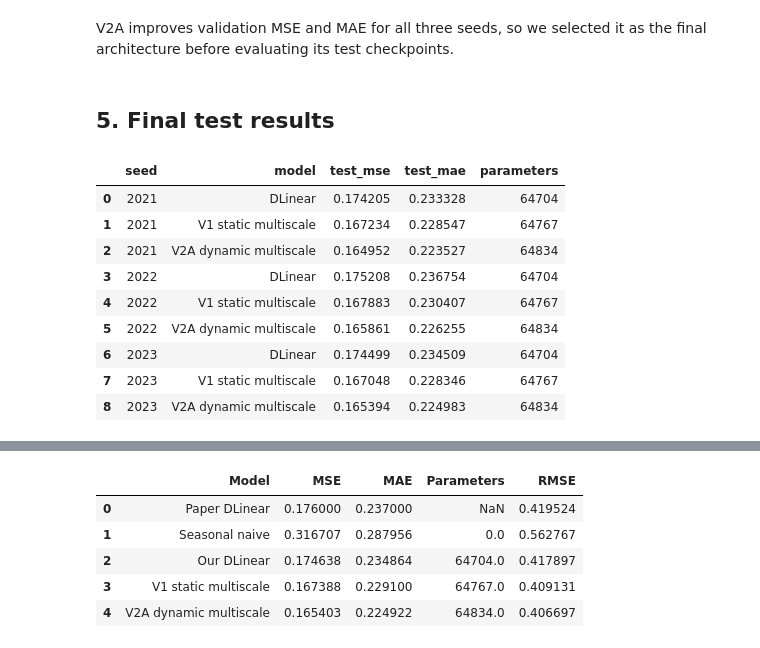
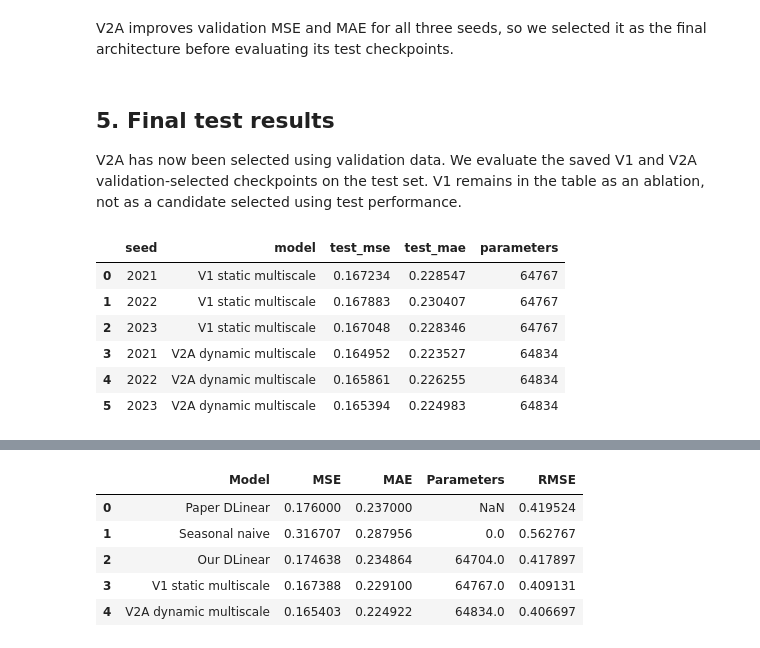
Before and after one commit to Etaiwi/long-horizon-time-series-forecasting, a Jupyter notebook: notebooks/02_dynamic_multiscale_improvement.ipynb, the cells around one changed output, grey strips where cells are left out. Saved outputs shown, nothing was run; the diff lists cells and outputs as text; code cells hidden in the pictures.

```diff
--- a/notebooks/02_dynamic_multiscale_improvement.ipynb
+++ b/notebooks/02_dynamic_multiscale_improvement.ipynb
@@ -40,16 +40,28 @@ import matplotlib.pyplot as plt
 import numpy as np
 import pandas as pd
 import torch
+from torch.utils.data import DataLoader
 
 PROJECT_ROOT = Path.cwd()
 while not (PROJECT_ROOT / "pyproject.toml").exists():
     PROJECT_ROOT = PROJECT_ROOT.parent
 sys.path.insert(0, str(PROJECT_ROOT / "src"))
 
+from ts_project.data import prepare_weather, build_weather_window_datasets
 from ts_project.models import (
     DLinear,
     PerVariableMultiScaleDLinear,
     DynamicPerVariableMultiScaleDLinear,
+    initialize_projections_from_dlinear,
 )
+from ts_project.training import seed_everything, train_forecaster
 
+DATA_PATH = PROJECT_ROOT / "data" / "raw" / "weather.csv"
 RESULT_ROOT = PROJECT_ROOT / "results" / "dlinear" / "weather" / "horizon_096"
+INPUT_LENGTH = 336
+HORIZON = 96
+BATCH_SIZE = 16
+SEEDS = [2021, 2022, 2023]
+DEVICE = torch.device("cuda" if torch.cuda.is_available() else "cpu")
+
+print("Device:", DEVICE)
@@ -131,19 +253,42 @@ V2A improves validation MSE and MAE for all three seeds, so we selected it
 as the final architecture before evaluating its test checkpoints.
 # %% [markdown]
 ## 5. Final test results
+
+V2A has now been selected using validation data. We evaluate the saved V1 and
+V2A validation-selected checkpoints on the test set. V1 remains in the table as
+an ablation, not as a candidate selected using test performance.
 # %%
-test_by_seed = pd.read_csv(RESULT_ROOT / "test_by_seed.csv")
-test_summary = pd.read_csv(RESULT_ROOT / "test_summary.csv")
+test_records = []
+for (model_name, seed), model in trained_models.items():
+    model = model.to(DEVICE)
+    metrics = evaluate_model(model, loaders["test"])
+    test_records.append(
+        {
+            "seed": seed,
+            "model": model_name,
+            "test_mse": metrics["mse"],
+            "test_mae": metrics["mae"],
+            "parameters": sum(p.numel() for p in model.parameters()),
+        }
+    )
+    trained_models[(model_name, seed)] = model.cpu()
+
+test_by_seed = pd.DataFrame(test_records)
+test_summary = test_by_seed.groupby("model", as_index=False).agg(
+    test_mse_mean=("test_mse", "mean"),
+    test_mse_std=("test_mse", "std"),
+    test_mae_mean=("test_mae", "mean"),
+    test_mae_std=("test_mae", "std"),
+)
+test_by_seed.to_csv(RESULT_ROOT / "improvement_test_by_seed.csv", index=False)
+test_summary.to_csv(RESULT_ROOT / "improvement_test_summary.csv", index=False)
 display(test_by_seed)
 display(test_summary)
 # %% [output]
 |  | seed | model | test_mse | test_mae | parameters |
-| 0 | 2021 | DLinear | 0.174205 | 0.233328 | 64704 |
-| 1 | 2021 | V1 static multiscale | 0.167234 | 0.228547 | 64767 |
-| 2 | 2021 | V2A dynamic multiscale | 0.164952 | 0.223527 | 64834 |
-| 3 | 2022 | DLinear | 0.175208 | 0.236754 | 64704 |
-| 4 | 2022 | V1 static multiscale | 0.167883 | 0.230407 | 64767 |
-| 5 | 2022 | V2A dynamic multiscale | 0.165861 | 0.226255 | 64834 |
-| 6 | 2023 | DLinear | 0.174499 | 0.234509 | 64704 |
-| 7 | 2023 | V1 static multiscale | 0.167048 | 0.228346 | 64767 |
-| 8 | 2023 | V2A dynamic multiscale | 0.165394 | 0.224983 | 64834 |
+| 0 | 2021 | V1 static multiscale | 0.167234 | 0.228547 | 64767 |
+| 1 | 2022 | V1 static multiscale | 0.167883 | 0.230407 | 64767 |
+| 2 | 2023 | V1 static multiscale | 0.167048 | 0.228346 | 64767 |
+| 3 | 2021 | V2A dynamic multiscale | 0.164952 | 0.223527 | 64834 |
+| 4 | 2022 | V2A dynamic multiscale | 0.165861 | 0.226255 | 64834 |
+| 5 | 2023 | V2A dynamic multiscale | 0.165394 | 0.224983 | 64834 |
```
Also changed, not shown: parts of 5 cells of this notebook, 6 other files.
